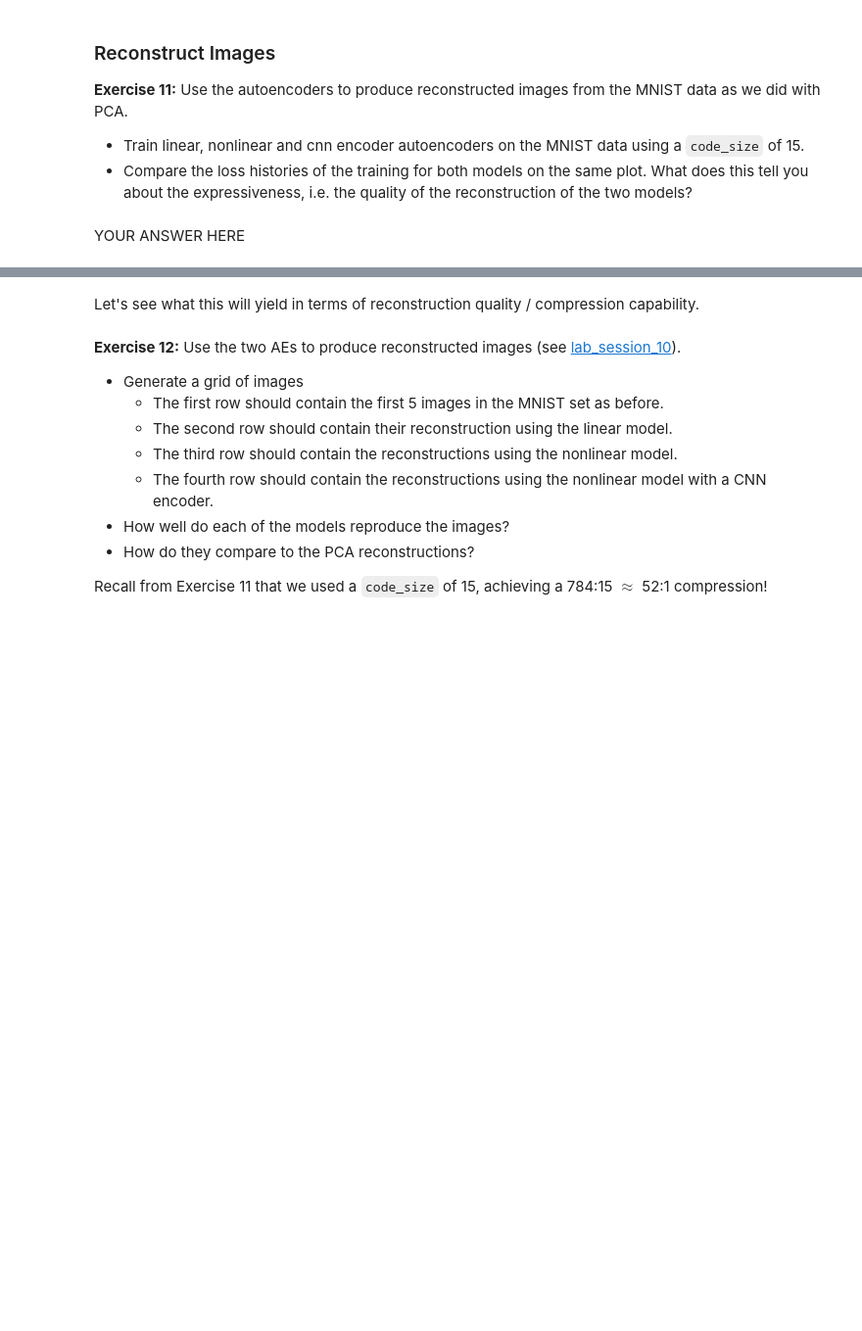
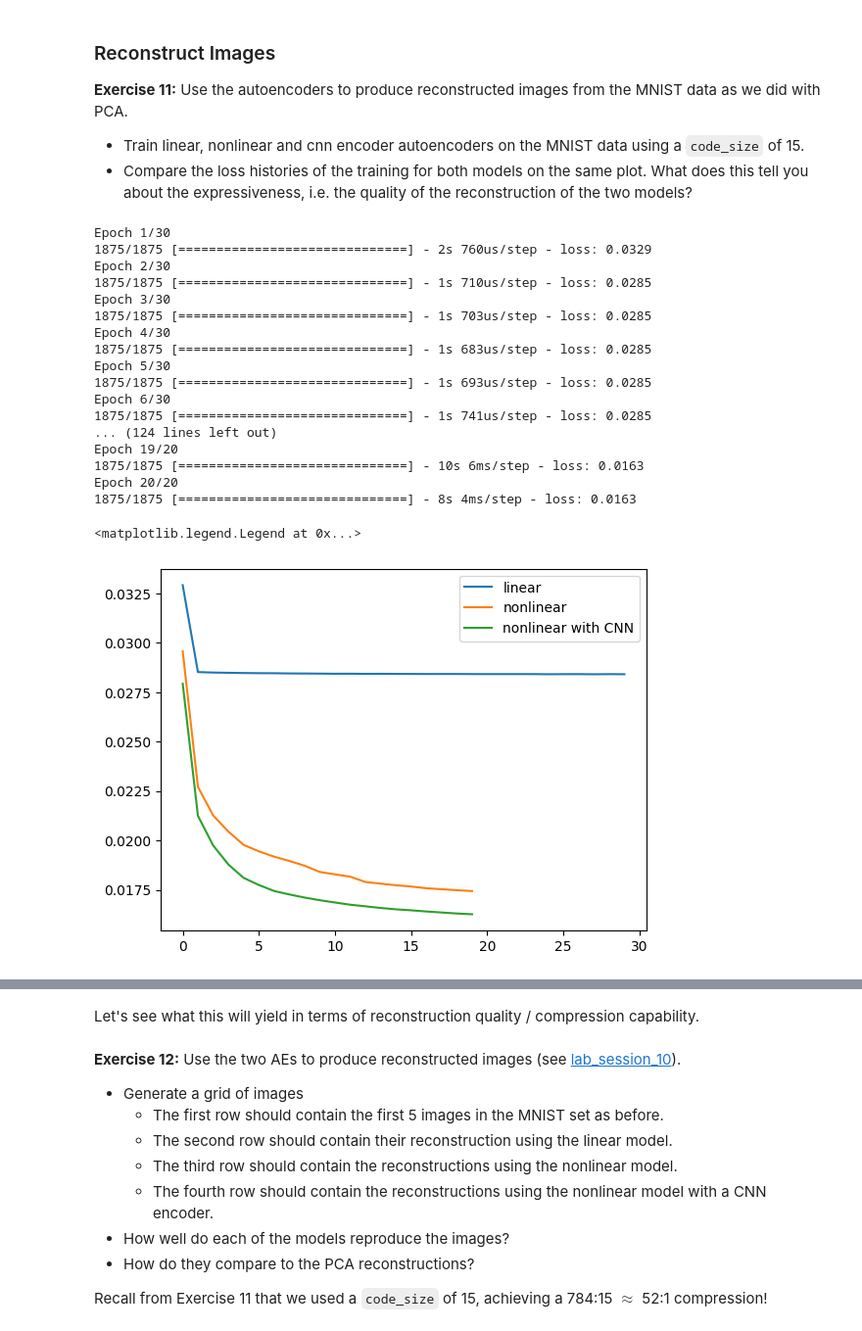
Before and after one commit to ErikDz/semester_4, a Jupyter notebook: CSE204/Lecture 11/lab_session_11.ipynb, the cells around one changed output, grey strips where cells are left out. Shown at 98% size. Cells and saved outputs as stored; diff of their text form; code cells hidden in the pictures; blank space fills up the shorter version.

```diff
--- a/CSE204/Lecture 11/lab_session_11.ipynb
+++ b/CSE204/Lecture 11/lab_session_11.ipynb
@@ -445,2 +464,46 @@ plt.legend(["linear", "nonlinear", "nonlinear with CNN"])
-# %% [markdown]
-YOUR ANSWER HERE
+# %%
+# Train autoencoder models, get history of losses
+code_size = 15
+linear_ae, linear_encoder = linear_autoencoder(input_size, code_size)
+linear_ae_history = linear_ae.fit(
+    x_train_reshaped, x_train_reshaped, epochs=30, batch_size=32
+)
+nonlinear_ae, nonlinear_encoder = nonlinear_autoencoder(input_size, code_size)
+nonlinear_ae_history = nonlinear_ae.fit(
+    x_train_reshaped, x_train_reshaped, epochs=20, batch_size=32
+)
+nonlinear_ae_cnn, nonlinear_encoder_cnn = nonlinear_autoencoder_with_cnn_encoder(
+    input_width, input_height, input_channels, output_size, code_size
+)
+nonlinear_ae_cnn_history = nonlinear_ae_cnn.fit(
+    x_train, x_train_reshaped, epochs=20, batch_size=32
+)
+
+
+# Plot the losses
+
+plt.plot(linear_ae_history.history["loss"], label="linear")
+plt.plot(nonlinear_ae_history.history["loss"], label="nonlinear")
+plt.plot(nonlinear_ae_cnn_history.history["loss"], label="nonlinear with CNN")
+
+plt.legend(["linear", "nonlinear", "nonlinear with CNN"])
+# %% [output]
+Epoch 1/30
+1875/1875 [==============================] - 2s 760us/step - loss: 0.0329
+Epoch 2/30
+1875/1875 [==============================] - 1s 710us/step - loss: 0.0285
+Epoch 3/30
+1875/1875 [==============================] - 1s 703us/step - loss: 0.0285
+Epoch 4/30
+1875/1875 [==============================] - 1s 683us/step - loss: 0.0285
+Epoch 5/30
+1875/1875 [==============================] - 1s 693us/step - loss: 0.0285
+Epoch 6/30
+1875/1875 [==============================] - 1s 741us/step - loss: 0.0285
+... (124 lines left out)
+Epoch 19/20
+1875/1875 [==============================] - 10s 6ms/step - loss: 0.0163
+Epoch 20/20
+1875/1875 [==============================] - 8s 4ms/step - loss: 0.0163
+<matplotlib.legend.Legend at 0x...>
+[figure, added]
```
Also changed, not shown: parts of 19 cells of this notebook, 22 other files.
